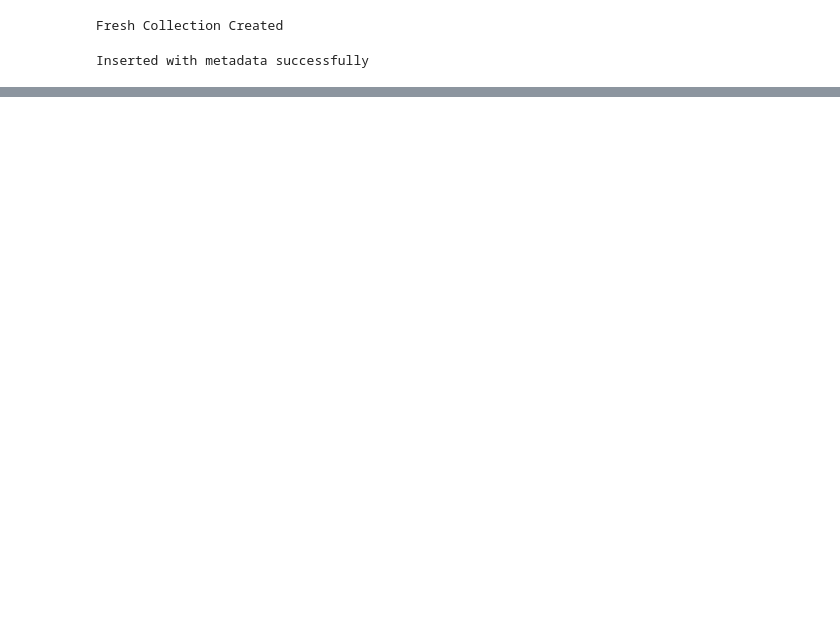
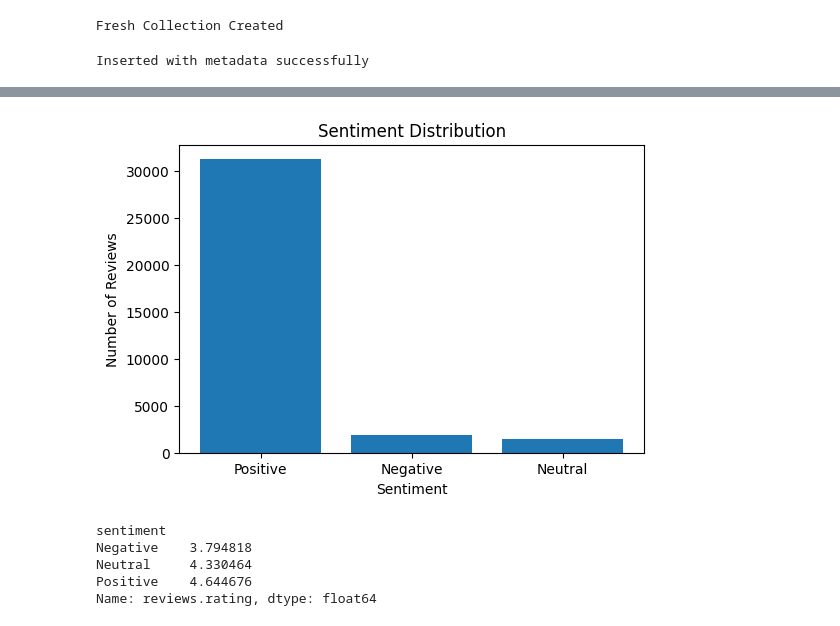
Before and after one commit to MukundaPriyaBasudora/Ecommerce_Semantic_Search_Engine, a Jupyter notebook: notebooks/01_data_exploration.ipynb, the cells around one changed output, grey strips where cells are left out. Drawn from its saved outputs; the diff is of its cells as text; code cells hidden in the pictures; blank space fills up the shorter version.

Commit message:
Add sentiment analysis and review analytics

```diff
--- a/notebooks/01_data_exploration.ipynb
+++ b/notebooks/01_data_exploration.ipynb
@@ -97,7 +97,7 @@ collection.add(
         for _, row in subset.iterrows()
     ]
 )
-query = "tablet for kids"
+query = "voice assistant for home"
 query_embedding = model.encode(query)
 results = collection.query(
     query_embeddings=[query_embedding.tolist()],
@@ -196,0 +313,25 @@ All-New Fire HD 8 Tablet, 8 HD Display, Wi-Fi, 16 GB - Includes Special Offers,
+# %%
+from vaderSentiment.vaderSentiment import SentimentIntensityAnalyzer
+analyzer = SentimentIntensityAnalyzer()
+review = df_Clean["reviews.text"].iloc[0]
+
+print(review)
+print(analyzer.polarity_scores(review))
+
+def get_sentiment(text):
+    score = analyzer.polarity_scores(str(text))["compound"]
+
+    if score >= 0.05:
+        return "Positive"
+    elif score <= -0.05:
+        return "Negative"
+    else:
+        return "Neutral"
+df_Clean["sentiment"] = df_Clean["reviews.text"].apply(get_sentiment)
+df_Clean["sentiment"].value_counts()
+sentiment_percent = (
+    df_Clean["sentiment"]
+    .value_counts(normalize=True)
+    * 100
+)
+print(sentiment_percent)
@@ -196,0 +346,22 @@ All-New Fire HD 8 Tablet, 8 HD Display, Wi-Fi, 16 GB - Includes Special Offers,
+# %%
+import matplotlib.pyplot as plt
+sentiment_counts = df_Clean["sentiment"].value_counts()
+plt.figure(figsize=(6,4))
+plt.bar(
+    sentiment_counts.index,
+    sentiment_counts.values
+)
+
+plt.title("Sentiment Distribution")
+plt.xlabel("Sentiment")
+plt.ylabel("Number of Reviews")
+
+plt.show()
+df_Clean.groupby("sentiment")["reviews.rating"].mean()
+# %% [output]
+[figure, added]
+sentiment
+Negative    3.794818
+Neutral     4.330464
+Positive    4.644676
+Name: reviews.rating, dtype: float64
```
Also changed, not shown: parts of 18 cells of this notebook.
